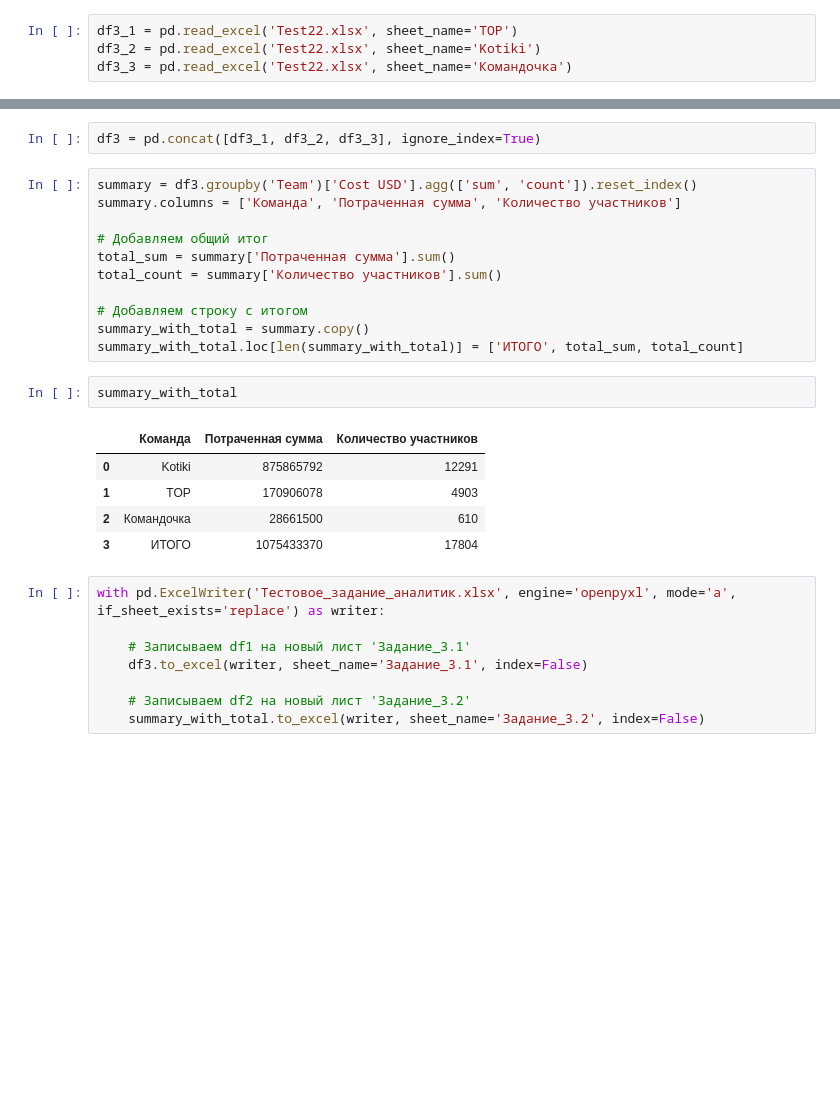
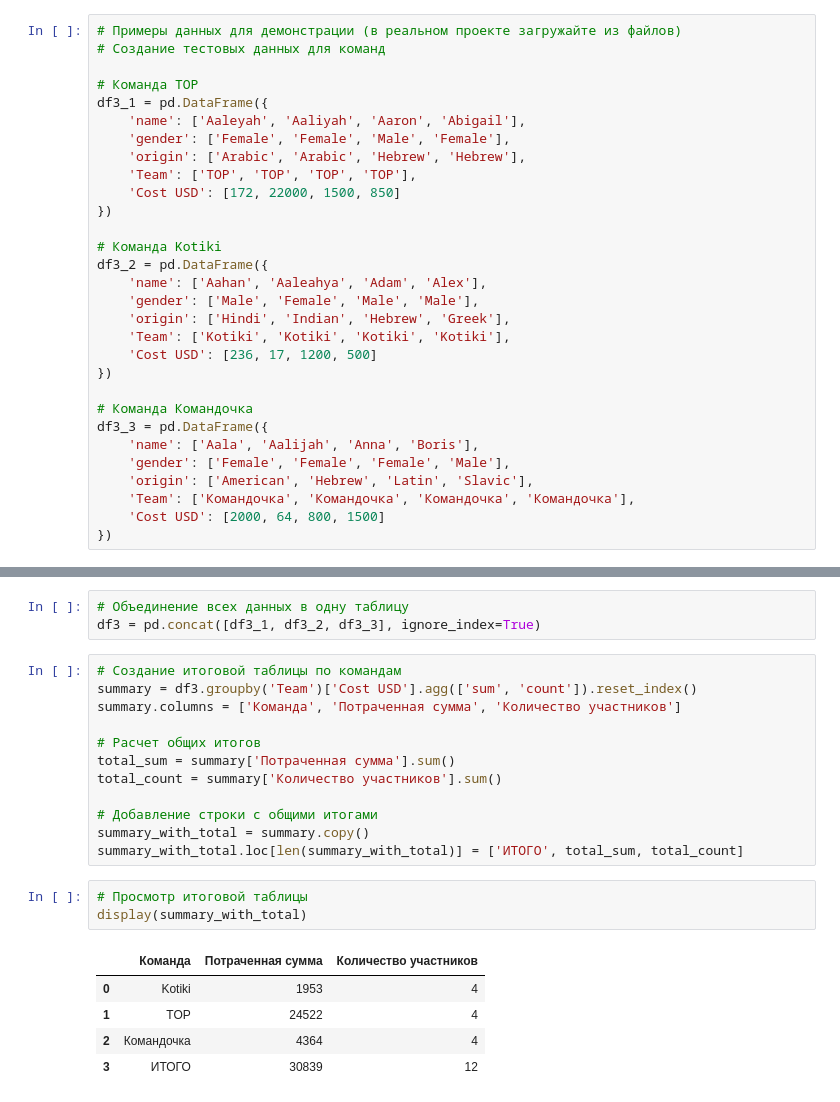
Before and after one commit to anfisso666/SyndicateGroup_test, a Jupyter notebook: SyndicateGroup_test.ipynb, the cells around one changed output, grey strips where cells are left out. Drawn from its saved outputs; the diff is of its cells as text; blank space fills up the shorter version.

```diff
--- a/SyndicateGroup_test.ipynb
+++ b/SyndicateGroup_test.ipynb
@@ -276,5 +292,31 @@ with pd.ExcelWriter('Тестовое_задание_аналитик.xlsx', eng
 # %%
-df3_1 = pd.read_excel('Test22.xlsx', sheet_name='TOP')
-df3_2 = pd.read_excel('Test22.xlsx', sheet_name='Kotiki')
-df3_3 = pd.read_excel('Test22.xlsx', sheet_name='Командочка')
+# Примеры данных для демонстрации (в реальном проекте загружайте из файлов)
+# Создание тестовых данных для команд
+
+# Команда TOP
+df3_1 = pd.DataFrame({
+    'name': ['Aaleyah', 'Aaliyah', 'Aaron', 'Abigail'],
+    'gender': ['Female', 'Female', 'Male', 'Female'],
+    'origin': ['Arabic', 'Arabic', 'Hebrew', 'Hebrew'],
+    'Team': ['TOP', 'TOP', 'TOP', 'TOP'],
+    'Cost USD': [172, 22000, 1500, 850]
+})
+
+# Команда Kotiki
+df3_2 = pd.DataFrame({
+    'name': ['Aahan', 'Aaleahya', 'Adam', 'Alex'],
+    'gender': ['Male', 'Female', 'Male', 'Male'],
+    'origin': ['Hindi', 'Indian', 'Hebrew', 'Greek'],
+    'Team': ['Kotiki', 'Kotiki', 'Kotiki', 'Kotiki'],
+    'Cost USD': [236, 17, 1200, 500]
+})
+
+# Команда Командочка
+df3_3 = pd.DataFrame({
+    'name': ['Aala', 'Aalijah', 'Anna', 'Boris'],
+    'gender': ['Female', 'Female', 'Female', 'Male'],
+    'origin': ['American', 'Hebrew', 'Latin', 'Slavic'],
+    'Team': ['Командочка', 'Командочка', 'Командочка', 'Командочка'],
+    'Cost USD': [2000, 64, 800, 1500]
+})
 # %%
@@ -296,31 +341,26 @@ display(df3_3.head(2))
 | 0 | Aala | Female | American | Командочка | 2000 |
 | 1 | Aalijah | Female | Hebrew | Командочка | 64 |
 # %%
+# Объединение всех данных в одну таблицу
 df3 = pd.concat([df3_1, df3_2, df3_3], ignore_index=True)
 # %%
+# Создание итоговой таблицы по командам
 summary = df3.groupby('Team')['Cost USD'].agg(['sum', 'count']).reset_index()
 summary.columns = ['Команда', 'Потраченная сумма', 'Количество участников']
 
-# Добавляем общий итог
+# Расчет общих итогов
 total_sum = summary['Потраченная сумма'].sum()
 total_count = summary['Количество участников'].sum()
 
-# Добавляем строку с итогом
+# Добавление строки с общими итогами
 summary_with_total = summary.copy()
 summary_with_total.loc[len(summary_with_total)] = ['ИТОГО', total_sum, total_count]
-# %%
-summary_with_total
-# %% [output]
-|  | Команда | Потраченная сумма | Количество участников |
-| 0 | Kotiki | 875865792 | 12291 |
-| 1 | TOP | 170906078 | 4903 |
-| 2 | Командочка | 28661500 | 610 |
-| 3 | ИТОГО | 1075433370 | 17804 |
-# %%
-with pd.ExcelWriter('Тестовое_задание_аналитик.xlsx', engine='openpyxl', mode='a', if_sheet_exists='replace') as writer:
-
-    # Записываем df1 на новый лист 'Задание_3.1'
-    df3.to_excel(writer, sheet_name='Задание_3.1', index=False)
-
-    # Записываем df2 на новый лист 'Задание_3.2'
-    summary_with_total.to_excel(writer, sheet_name='Задание_3.2', index=False)
+# %%
+# Просмотр итоговой таблицы
+display(summary_with_total)
+# %% [output]
+|  | Команда | Потраченная сумма | Количество участников |
+| 0 | Kotiki | 1953 | 4 |
+| 1 | TOP | 24522 | 4 |
+| 2 | Командочка | 4364 | 4 |
+| 3 | ИТОГО | 30839 | 12 |
```
Also changed, not shown: parts of 24 cells of this notebook.
